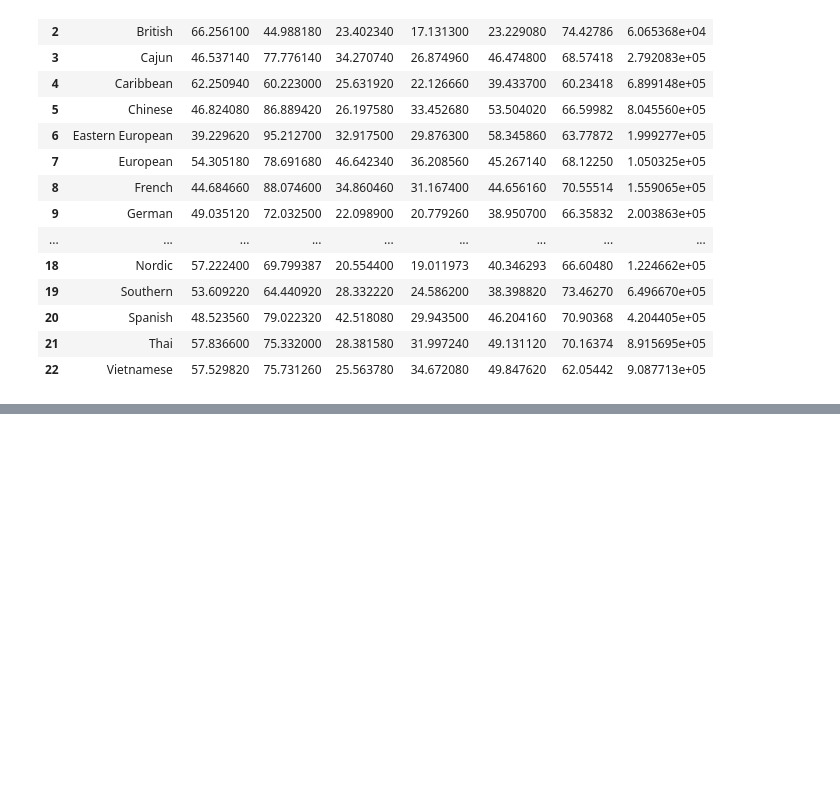
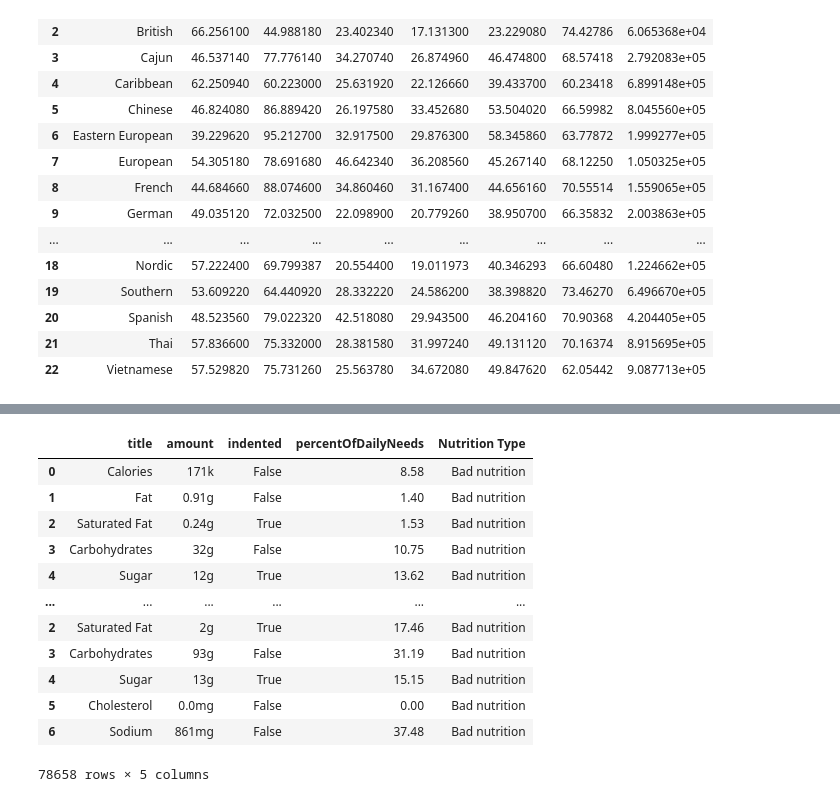
Before and after one commit to CodyBurker/Recipe-Radar, a Jupyter notebook: Tableau_csvs.ipynb, the cells around one changed output, grey strips where cells are left out. Saved outputs shown, nothing was run; the diff lists cells and outputs as text; code cells hidden in the pictures; blank space fills up the shorter version.

```diff
--- a/Tableau_csvs.ipynb
+++ b/Tableau_csvs.ipynb
@@ -95,5 +124,20 @@ new_df['Nutrition Type']="Good nutrition"
 # %%
 new_df_bad = pd.concat(pd.DataFrame(pd.json_normalize(x)) for x in nutrition['badNutrition'].apply(ast.literal_eval))
 new_df_bad['Nutrition Type']="Bad nutrition"
+new_df_bad
+# %% [output]
+|  | title | amount | indented | percentOfDailyNeeds | Nutrition Type |
+| 0 | Calories | 171k | False | 8.58 | Bad nutrition |
+| 1 | Fat | 0.91g | False | 1.40 | Bad nutrition |
+| 2 | Saturated Fat | 0.24g | True | 1.53 | Bad nutrition |
+| 3 | Carbohydrates | 32g | False | 10.75 | Bad nutrition |
+| 4 | Sugar | 12g | True | 13.62 | Bad nutrition |
+| ... | ... | ... | ... | ... | ... |
+| 2 | Saturated Fat | 2g | True | 17.46 | Bad nutrition |
+| 3 | Carbohydrates | 93g | False | 31.19 | Bad nutrition |
+| 4 | Sugar | 13g | True | 15.15 | Bad nutrition |
+| 5 | Cholesterol | 0.0mg | False | 0.00 | Bad nutrition |
+| 6 | Sodium | 861mg | False | 37.48 | Bad nutrition |
+78658 rows × 5 columns
 # %%
 new_df_all = pd.concat([new_df,new_df_bad])
```
Also changed, not shown: parts of 14 cells of this notebook.
